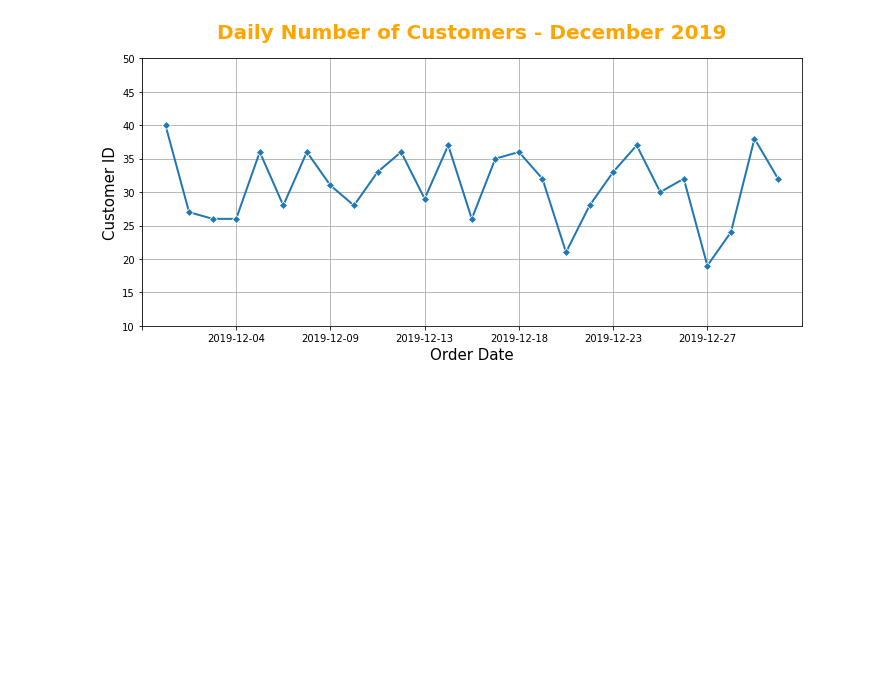
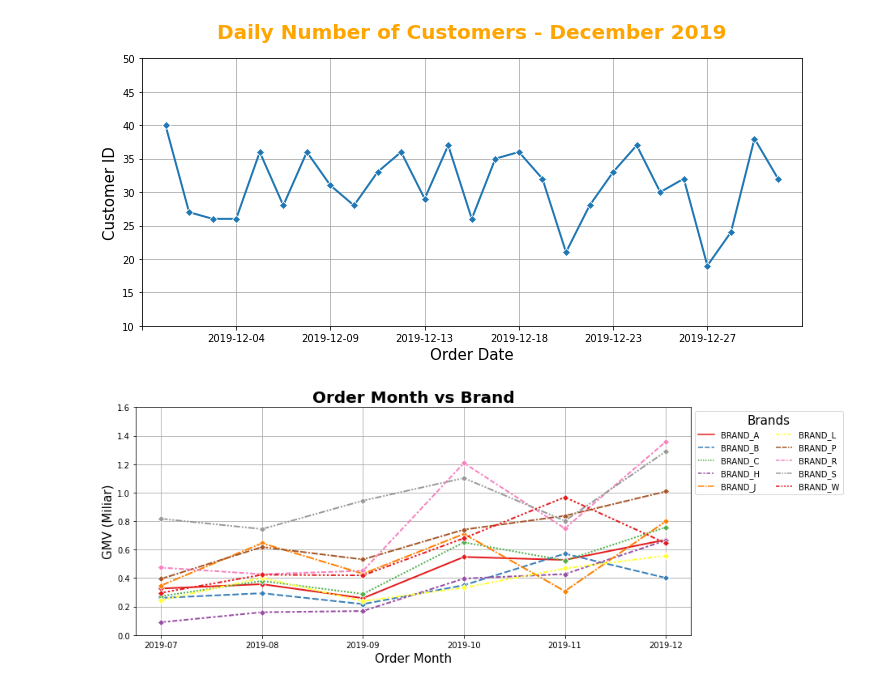
Before and after one commit to UsepSyaikalArifin/Application-File-PT-Bukit-Makmur-Mandiri-Utama-BUMA-, a Jupyter notebook: Kelas Fundamental/Data Visualization with Python Matplotlib for Beginner/Jupyter Notebook/main.ipynb, the cells around one changed output. Drawn from its saved outputs; the diff is of its cells as text; code cells hidden in the pictures; blank space fills up the shorter version.

Commit message:
Finish Data Visualization - Part 2

```diff
--- a/Kelas Fundamental/Data Visualization with Python Matplotlib for Beginner/Jupyter Notebook/main.ipynb
+++ b/Kelas Fundamental/Data Visualization with Python Matplotlib for Beginner/Jupyter Notebook/main.ipynb
@@ -180,3 +180,21 @@ plt.savefig("../File Image/Image", facecolor="white", dpi=300)
 plt.show()
 # %% [output]
 [figure]
+# %%
+import matplotlib.pyplot as plt
+import seaborn as sns
+
+sum_of_gmv_baseon_brands = dataset.groupby(["order_month","brand"])["gmv"].sum().unstack()
+fig, axs = plt.subplots(1, 1, figsize=(13,5))
+sns.lineplot(data=sum_of_gmv_baseon_brands, marker="D", linestyle="-", linewidth=2, ax=axs, palette="Set1")
+axs.legend(loc="best", bbox_to_anchor=(1, 1), title="Brands", title_fontsize=15,ncol=2)
+axs.set_title("Order Month vs Brand", fontsize=20, fontweight="bold")
+axs.set_xlabel("Order Month", fontsize=15)
+axs.set_yticks(axs.get_yticks())
+axs.set_yticklabels(axs.get_yticks()/1000000000)
+axs.set_ylabel("GMV (Miliar)", fontsize=15)
+plt.grid(color="darkgray")
+plt.tight_layout()
+plt.show()
+# %% [output]
+[figure, added]
```
Also changed, not shown: parts of 3 cells of this notebook.
